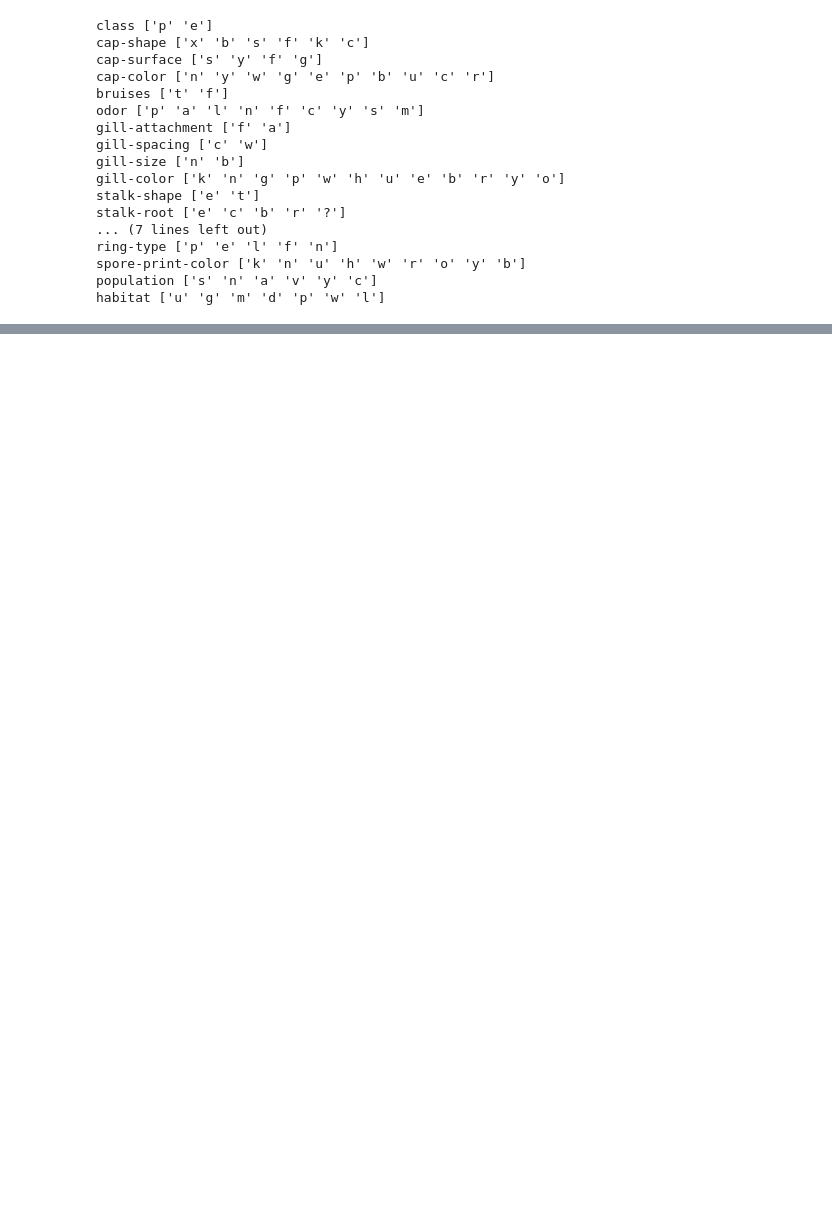
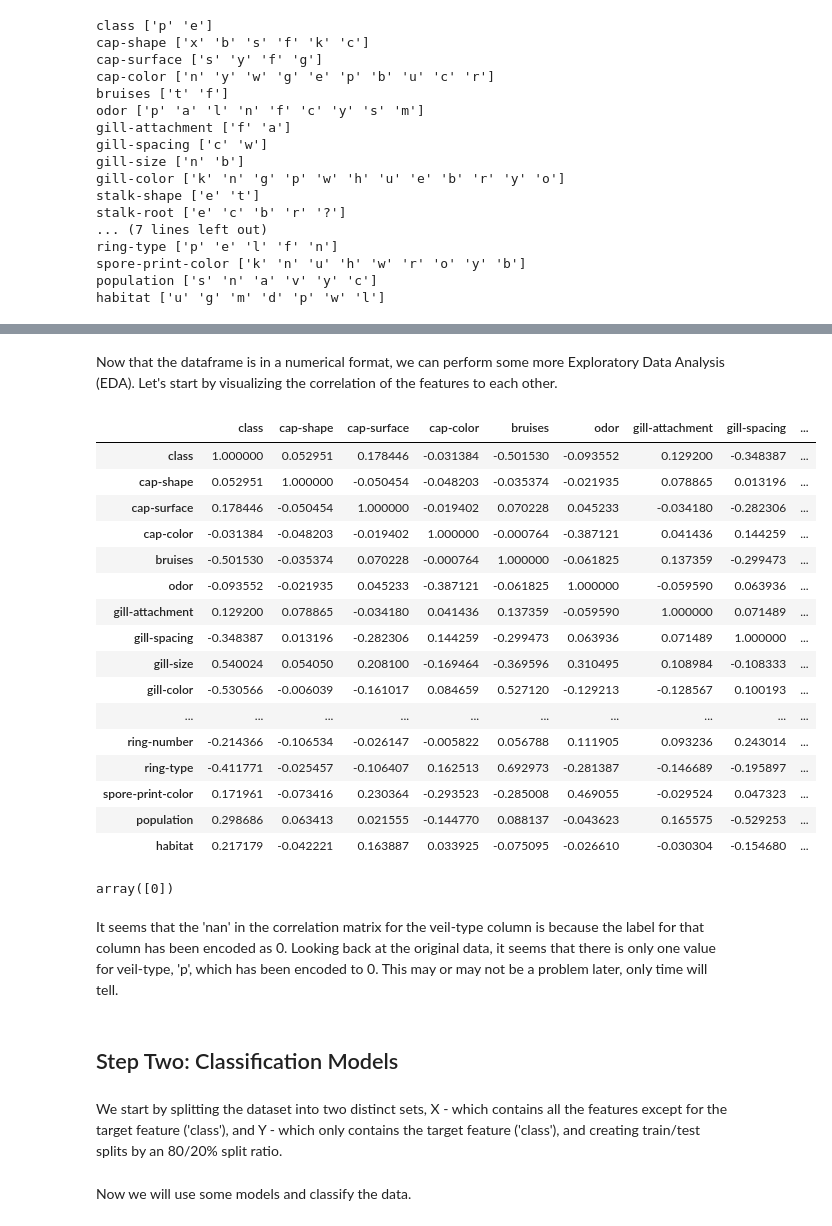
Before and after one commit to awesomecosmos/Mushroom-Classification, a Jupyter notebook: mushroom_classification.ipynb, the cells around one changed output, grey strips where cells are left out. Saved outputs shown, nothing was run; the diff lists cells and outputs as text; code cells hidden in the pictures; blank space fills up the shorter version.

```diff
--- a/mushroom_classification.ipynb
+++ b/mushroom_classification.ipynb
@@ -149 +219,35 @@ habitat ['u' 'g' 'm' 'd' 'p' 'w' 'l']
+# %% [markdown]
+Now that the dataframe is in a numerical format, we can perform some more Exploratory Data Analysis (EDA). Let's start by visualizing the correlation of the features to each other.
+# %%
+# getting correlation matrix of matrix
+corr = df2.corr()
+corr.style.background_gradient('coolwarm')
+# %% [output]
+|  | class | cap-shape | cap-surface | cap-color | bruises | odor | gill-attachment | gill-spacing | ... |
+| class | 1.000000 | 0.052951 | 0.178446 | -0.031384 | -0.501530 | -0.093552 | 0.129200 | -0.348387 | ... |
+| cap-shape | 0.052951 | 1.000000 | -0.050454 | -0.048203 | -0.035374 | -0.021935 | 0.078865 | 0.013196 | ... |
+| cap-surface | 0.178446 | -0.050454 | 1.000000 | -0.019402 | 0.070228 | 0.045233 | -0.034180 | -0.282306 | ... |
+| cap-color | -0.031384 | -0.048203 | -0.019402 | 1.000000 | -0.000764 | -0.387121 | 0.041436 | 0.144259 | ... |
+| bruises | -0.501530 | -0.035374 | 0.070228 | -0.000764 | 1.000000 | -0.061825 | 0.137359 | -0.299473 | ... |
+| odor | -0.093552 | -0.021935 | 0.045233 | -0.387121 | -0.061825 | 1.000000 | -0.059590 | 0.063936 | ... |
+| gill-attachment | 0.129200 | 0.078865 | -0.034180 | 0.041436 | 0.137359 | -0.059590 | 1.000000 | 0.071489 | ... |
+| gill-spacing | -0.348387 | 0.013196 | -0.282306 | 0.144259 | -0.299473 | 0.063936 | 0.071489 | 1.000000 | ... |
+| gill-size | 0.540024 | 0.054050 | 0.208100 | -0.169464 | -0.369596 | 0.310495 | 0.108984 | -0.108333 | ... |
+| gill-color | -0.530566 | -0.006039 | -0.161017 | 0.084659 | 0.527120 | -0.129213 | -0.128567 | 0.100193 | ... |
+| ... | ... | ... | ... | ... | ... | ... | ... | ... | ... |
+| ring-number | -0.214366 | -0.106534 | -0.026147 | -0.005822 | 0.056788 | 0.111905 | 0.093236 | 0.243014 | ... |
+| ring-type | -0.411771 | -0.025457 | -0.106407 | 0.162513 | 0.692973 | -0.281387 | -0.146689 | -0.195897 | ... |
+| spore-print-color | 0.171961 | -0.073416 | 0.230364 | -0.293523 | -0.285008 | 0.469055 | -0.029524 | 0.047323 | ... |
+| population | 0.298686 | 0.063413 | 0.021555 | -0.144770 | 0.088137 | -0.043623 | 0.165575 | -0.529253 | ... |
+| habitat | 0.217179 | -0.042221 | 0.163887 | 0.033925 | -0.075095 | -0.026610 | -0.030304 | -0.154680 | ... |
+# %%
+df2['veil-type'].unique()
+# %% [output]
+array([0])
+# %% [markdown]
+It seems that the 'nan' in the correlation matrix for the veil-type column is because the label for that column has been encoded as 0. Looking back at the original data, it seems that there is only one value for veil-type, 'p', which has been encoded to 0. This may or may not be a problem later, only time will tell.
+# %% [markdown]
+## Step Two: Classification Models
+# %% [markdown]
+We start by splitting the dataset into two distinct sets, X - which contains all the features except for the target feature ('class'), and Y - which only contains the target feature ('class'), and creating train/test splits by an 80/20% split ratio.
 # %%
@@ -176 +264,3 @@ def performance_metrics(predictions, y_test, df, model_name):
+# %% [markdown]
+Now we will use some models and classify the data.
 # %%
```
Also changed, not shown: parts of 24 cells of this notebook.
